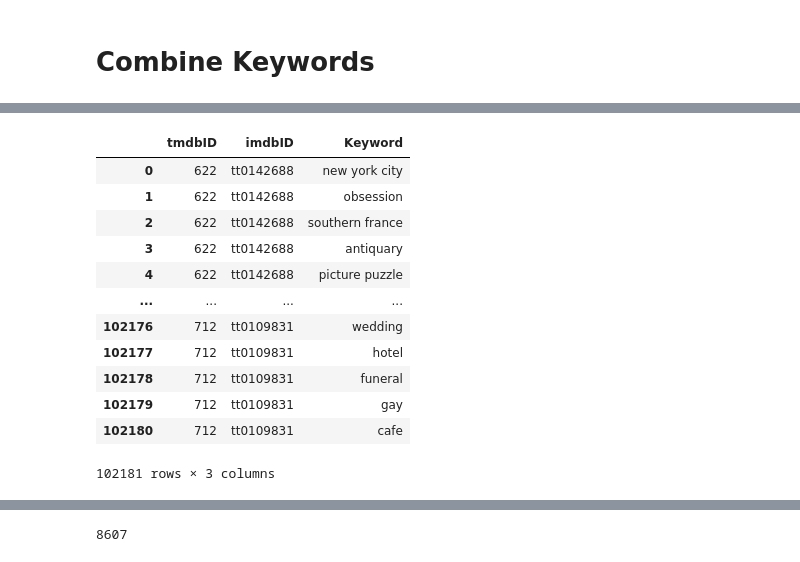
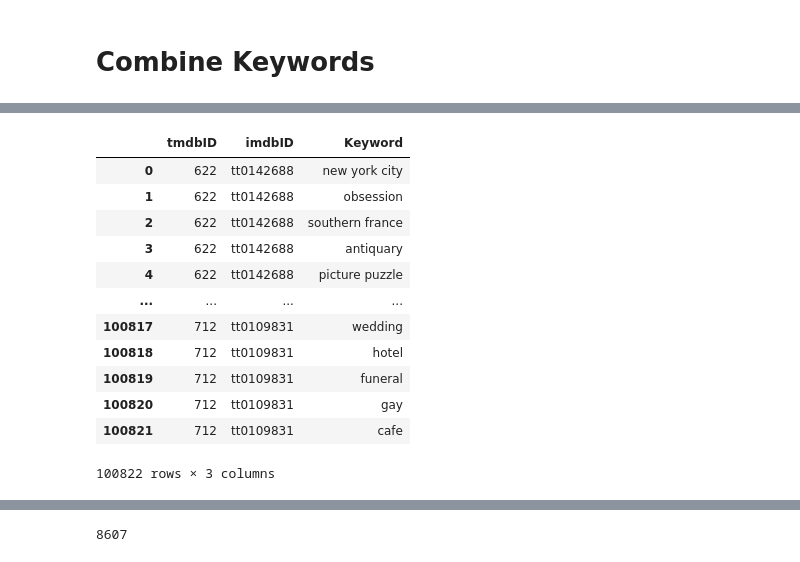
Before and after one commit to aranaxa/Ironhack-Final-Project, a Jupyter notebook: Code/Cleaning.ipynb, the cells around one changed output, grey strips where cells are left out. Saved outputs shown, nothing was run; the diff lists cells and outputs as text; code cells hidden in the pictures.

```diff
--- a/Code/Cleaning.ipynb
+++ b/Code/Cleaning.ipynb
@@ -264,10 +272,10 @@ memory usage: 536.2+ KB
 tmdb_df_filtered = tmdb_df_filtered.dropna()
 # %%
 # Drop title column
-tmdb_df_filtered = tmdb_df_filtered.drop(columns=["title"])
+tmdb_df_filtered = tmdb_df_filtered.drop(columns=["production_companies"])
 # %%
 # Rename columns
-tmdb_df_filtered = tmdb_df_filtered.rename(columns={"tmdb_id": "tmdbID", "imdb_id": "imdbID", "production_companies": "ProductionCompanies"})
+tmdb_df_filtered = tmdb_df_filtered.rename(columns={"tmdb_id": "tmdbID", "imdb_id": "imdbID", "title": "tmdbTitle"})
 # %% [markdown]
 # Combine IMDb and TMDb data
 # %%
@@ -300,7 +332,7 @@ memory usage: 2.4+ MB
 # Keywords
 # %%
 # Create lookup dataframe for IMDb and TMDb IDs
-ids_lookup_df = tmdb_df_filtered.drop(columns=["ProductionCompanies"])
+ids_lookup_df = tmdb_df_filtered.drop(columns=["tmdbTitle"])
 ids_lookup_df.head()
 # %% [output]
 |  | tmdbID | imdbID |
@@ -480,4 +512,5 @@ ids_lookup_df_imdb["imdbID"].nunique()
 tmdb_keywords_new = ids_lookup_df_tmdb.values.tolist()
 imdb_keywords_new = ids_lookup_df_imdb.values.tolist()
 # %%
-combined_keywords = tmdb_keywords_new + imdb_keywords_new
+keywords_combined = tmdb_keywords_new + imdb_keywords_new
+len(keywords_combined)
@@ -497,17 +519,17 @@ combined_keywords[:10]
 # %%
-keywords_df = pd.DataFrame(combined_keywords, columns=["tmdbID", "imdbID", "Keyword"])
+keywords_df = pd.DataFrame(keywords_combined, columns=["tmdbID", "imdbID", "Keyword"])
 keywords_df
 # %% [output]
 |  | tmdbID | imdbID | Keyword |
 | 0 | 622 | tt0142688 | new york city |
 | 1 | 622 | tt0142688 | obsession |
 | 2 | 622 | tt0142688 | southern france |
 | 3 | 622 | tt0142688 | antiquary |
 | 4 | 622 | tt0142688 | picture puzzle |
 | ... | ... | ... | ... |
-| 102176 | 712 | tt0109831 | wedding |
-| 102177 | 712 | tt0109831 | hotel |
-| 102178 | 712 | tt0109831 | funeral |
-| 102179 | 712 | tt0109831 | gay |
-| 102180 | 712 | tt0109831 | cafe |
+| 100817 | 712 | tt0109831 | wedding |
+| 100818 | 712 | tt0109831 | hotel |
+| 100819 | 712 | tt0109831 | funeral |
+| 100820 | 712 | tt0109831 | gay |
+| 100821 | 712 | tt0109831 | cafe |
-102181 rows × 3 columns
+100822 rows × 3 columns
```
Also changed, not shown: parts of 110 cells of this notebook, 11 other files.
